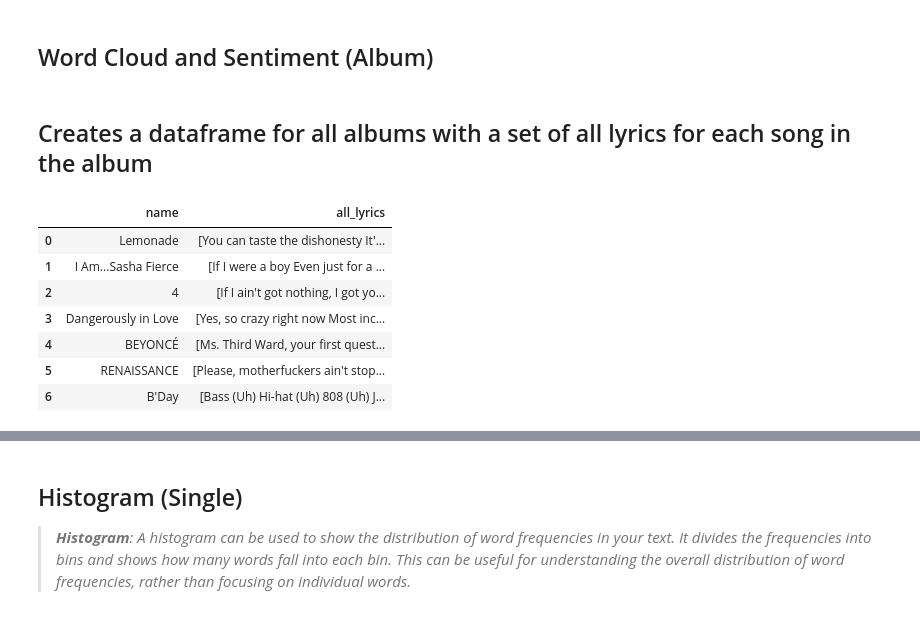
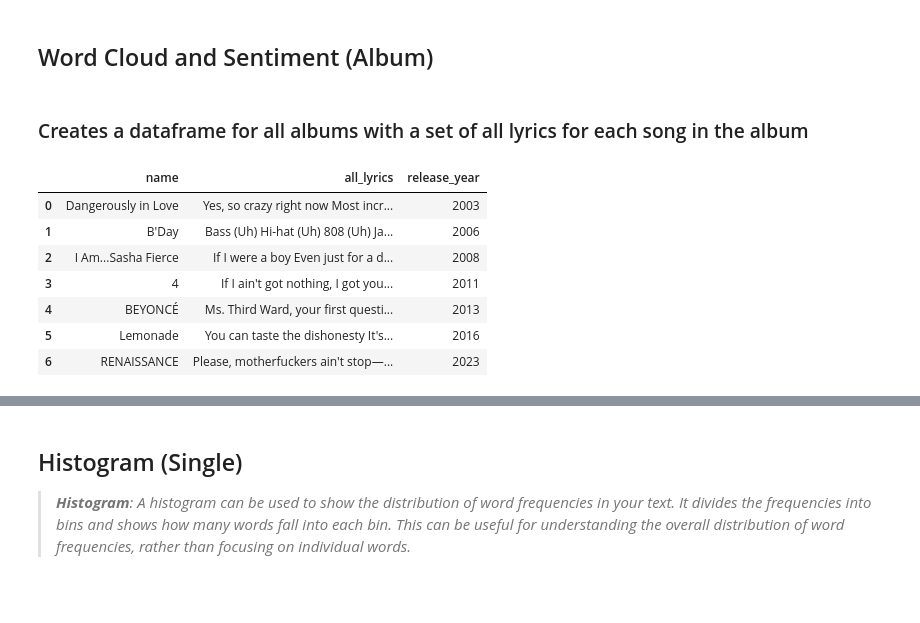
Before and after one commit to MaterDev/Python_Jupyter_Experiments, a Jupyter notebook: projects/03_beyonce/lyrical_analysis.ipynb, the cells around one changed output, grey strips where cells are left out. Cells and saved outputs as stored; diff of their text form; code cells hidden in the pictures.

```diff
--- a/projects/03_beyonce/lyrical_analysis.ipynb
+++ b/projects/03_beyonce/lyrical_analysis.ipynb
@@ -209,45 +213,55 @@ split_combined_lyrics()
 # %% [markdown]
-## Creates a dataframe for all albums with a set of all lyrics for each song in the album
+### Creates a dataframe for all albums with a set of all lyrics for each song in the album
 # %%
 import os
+import pandas as pd
 
 def all_combined_lyrics_df():
     '''
     This function will create a dataframe with all of the lyrics from all of the albums.
-        The returned dataframe will have two columns: 'name' and 'all_lyrics'
+        The returned dataframe will have two columns:
+            name: the name of the album (e.g. 'dangerously_in_love') <object>
+            all_lyrics: all of the lyrics from the album, combined into one string <object>
     '''
 
     # Create empty dataframe for albums_combined_lyrics
-    albums_combined_lyrics = pd.DataFrame(columns=['name', 'all_lyrics'])
+    albums_combined_lyrics = pd.DataFrame(columns=['name', 'all_lyrics', 'release_year'])
 
     # For each album in './data/albums', this script will:
     for album in os.listdir('./data/albums'):
 
         # Read the csv file into a dataframe called 'album_df'
         album_df = pd.read_csv(f'./data/albums/{album}')
         album_df
 
         # Remove the '.csv' from the album name
         name = album[:-4]
 
         # Store all of the lyrics from the album in a list
-        all_lyrics = album_df['lyric'].values
+        all_lyrics = ' '.join(album_df['lyric'].values)
 
         # Add the album name and all of the lyrics to the albums_combined_lyrics dataframe, using concat
         albums_combined_lyrics = pd.concat([albums_combined_lyrics, pd.DataFrame({'name': name, 'all_lyrics': [all_lyrics]})])
 
-        # Add indexes to the dataframe
-        albums_combined_lyrics.reset_index(drop=True, inplace=True)
+    # Add release year to the dataframe for each row:
+        # [2016, 2008, 2011, 2003, 2013, 2023, 2006]
+    albums_combined_lyrics['release_year'] = [2016, 2008, 2011, 2003, 2013, 2023, 2006]
+
+    # Sort the dataframe by release year
+    albums_combined_lyrics.sort_values(by='release_year', inplace=True)
+
+    # Add indexes to the dataframe
+    albums_combined_lyrics.reset_index(drop=True, inplace=True)
 
     return albums_combined_lyrics
 
 all_combined_lyrics_df()
 # %% [output]
-|  | name | all_lyrics |
-| 0 | Lemonade | [You can taste the dishonesty It'... |
-| 1 | I Am...Sasha Fierce | [If I were a boy Even just for a ... |
-| 2 | 4 | [If I ain't got nothing, I got yo... |
-| 3 | Dangerously in Love | [Yes, so crazy right now Most inc... |
-| 4 | BEYONCÉ | [Ms. Third Ward, your first quest... |
-| 5 | RENAISSANCE | [Please, motherfuckers ain't stop... |
-| 6 | B'Day | [Bass (Uh) Hi-hat (Uh) 808 (Uh) J... |
+|  | name | all_lyrics | release_year |
+| 0 | Dangerously in Love | Yes, so crazy right now Most incr... | 2003 |
+| 1 | B'Day | Bass (Uh) Hi-hat (Uh) 808 (Uh) Ja... | 2006 |
+| 2 | I Am...Sasha Fierce | If I were a boy Even just for a d... | 2008 |
+| 3 | 4 | If I ain't got nothing, I got you... | 2011 |
+| 4 | BEYONCÉ | Ms. Third Ward, your first questi... | 2013 |
+| 5 | Lemonade | You can taste the dishonesty It's... | 2016 |
+| 6 | RENAISSANCE | Please, motherfuckers ain't stop—... | 2023 |
```
Also changed, not shown: parts of 3 cells of this notebook.
